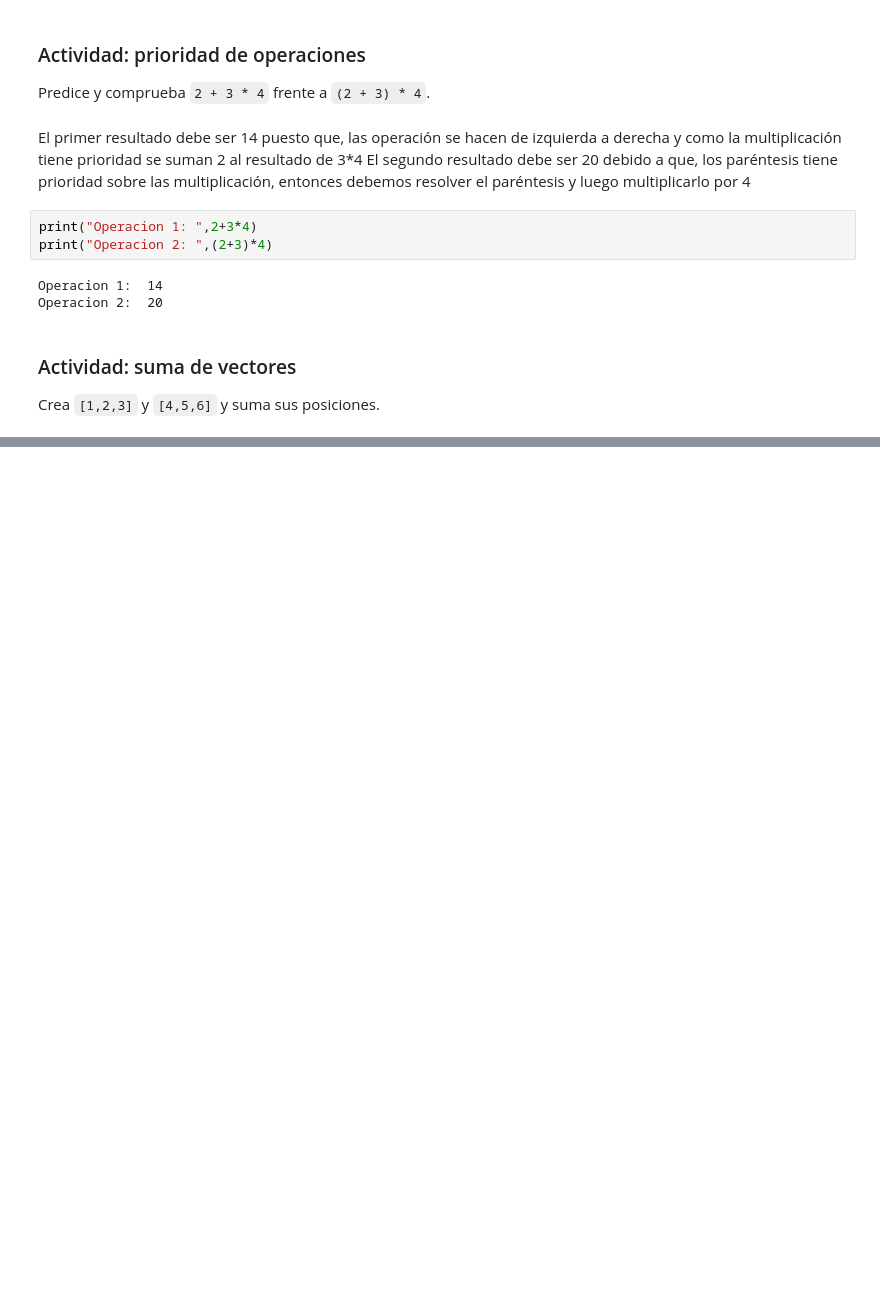
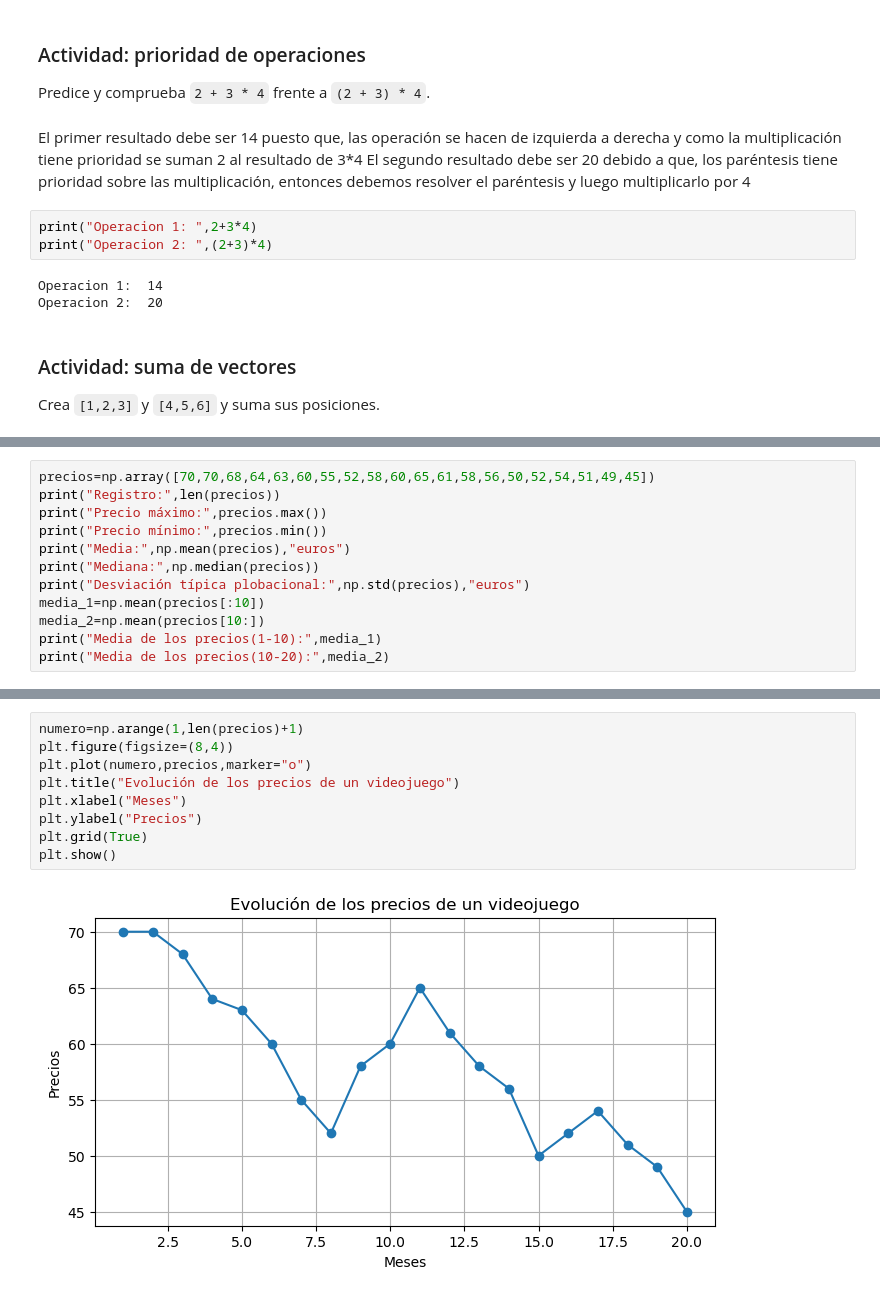
Before and after one commit to AndresDAM2526/PIA, a Jupyter notebook: Complementos_Ejercicios.ipynb, the cells around one changed output, grey strips where cells are left out. Cells and saved outputs as stored; diff of their text form; blank space fills up the shorter version.

```diff
--- a/Complementos_Ejercicios.ipynb
+++ b/Complementos_Ejercicios.ipynb
@@ -56,0 +141,12 @@ datos=np.array([1,2,3],[4,5,6])
+# %%
+precios=np.array([70,70,68,64,63,60,55,52,58,60,65,61,58,56,50,52,54,51,49,45])
+print("Registro:",len(precios))
+print("Precio máximo:",precios.max())
+print("Precio mínimo:",precios.min())
+print("Media:",np.mean(precios),"euros")
+print("Mediana:",np.median(precios))
+print("Desviación típica plobacional:",np.std(precios),"euros")
+media_1=np.mean(precios[:10])
+media_2=np.mean(precios[10:])
+print("Media de los precios(1-10):",media_1)
+print("Media de los precios(10-20):",media_2)
@@ -56,0 +162,11 @@ datos=np.array([1,2,3],[4,5,6])
+# %%
+numero=np.arange(1,len(precios)+1)
+plt.figure(figsize=(8,4))
+plt.plot(numero,precios,marker="o")
+plt.title("Evolución de los precios de un videojuego")
+plt.xlabel("Meses")
+plt.ylabel("Precios")
+plt.grid(True)
+plt.show()
+# %% [output]
+[figure, added]
```
Also changed, not shown: parts of 18 cells of this notebook.
